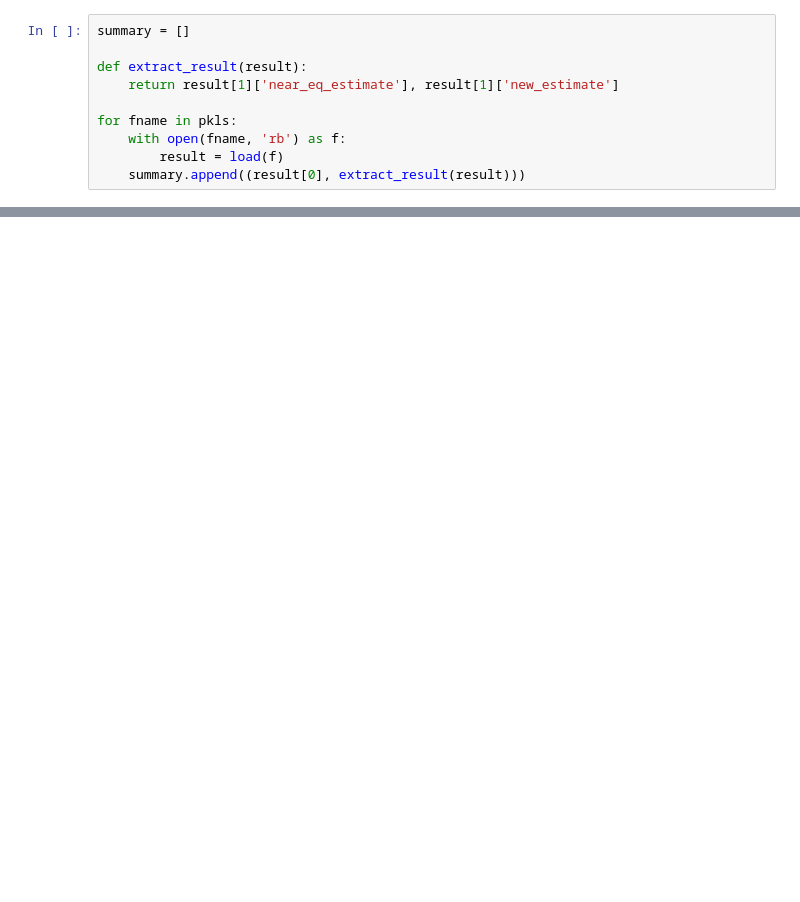
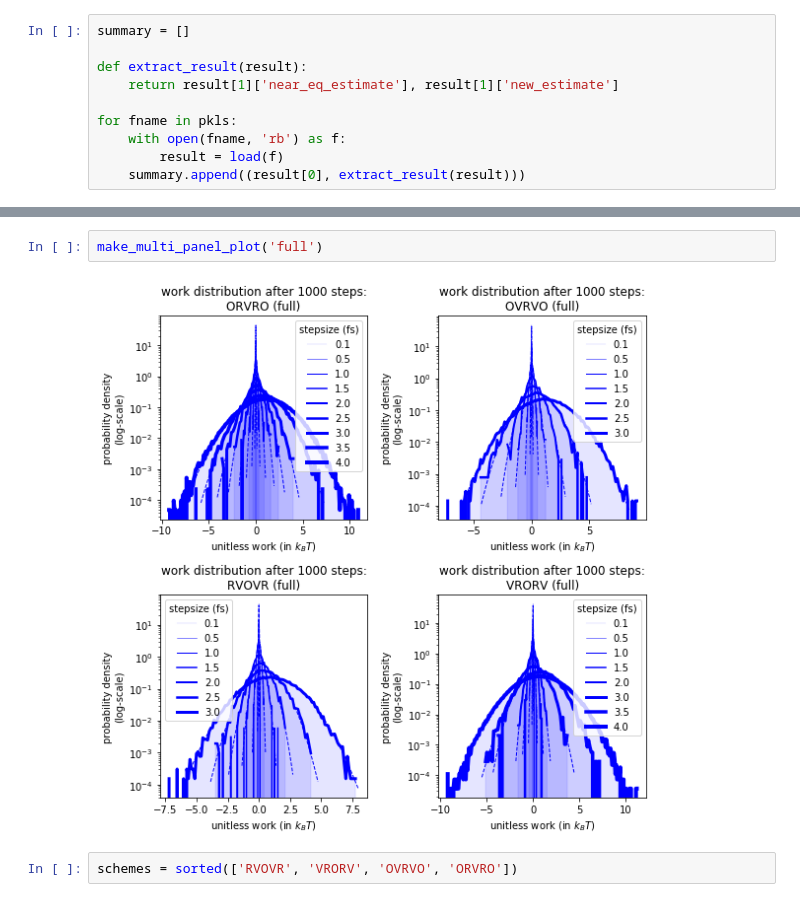
Before and after one commit to choderalab/integrator-benchmark, a Jupyter notebook: notebooks/Analyze and plot estimator comparison.ipynb, the cells around one changed output, grey strips where cells are left out. Cells and saved outputs as stored; diff of their text form; blank space fills up the shorter version.

```diff
--- a/notebooks/Analyze and plot estimator comparison.ipynb
+++ b/notebooks/Analyze and plot estimator comparison.ipynb
@@ -29,0 +121,6 @@ from simtk import unit
+# %%
+make_multi_panel_plot('full')
+# %% [output]
+[figure, added]
+# %%
+schemes = sorted(['RVOVR', 'VRORV', 'OVRVO', 'ORVRO'])
```
Also changed, not shown: parts of 18 cells of this notebook, 4 other files.
